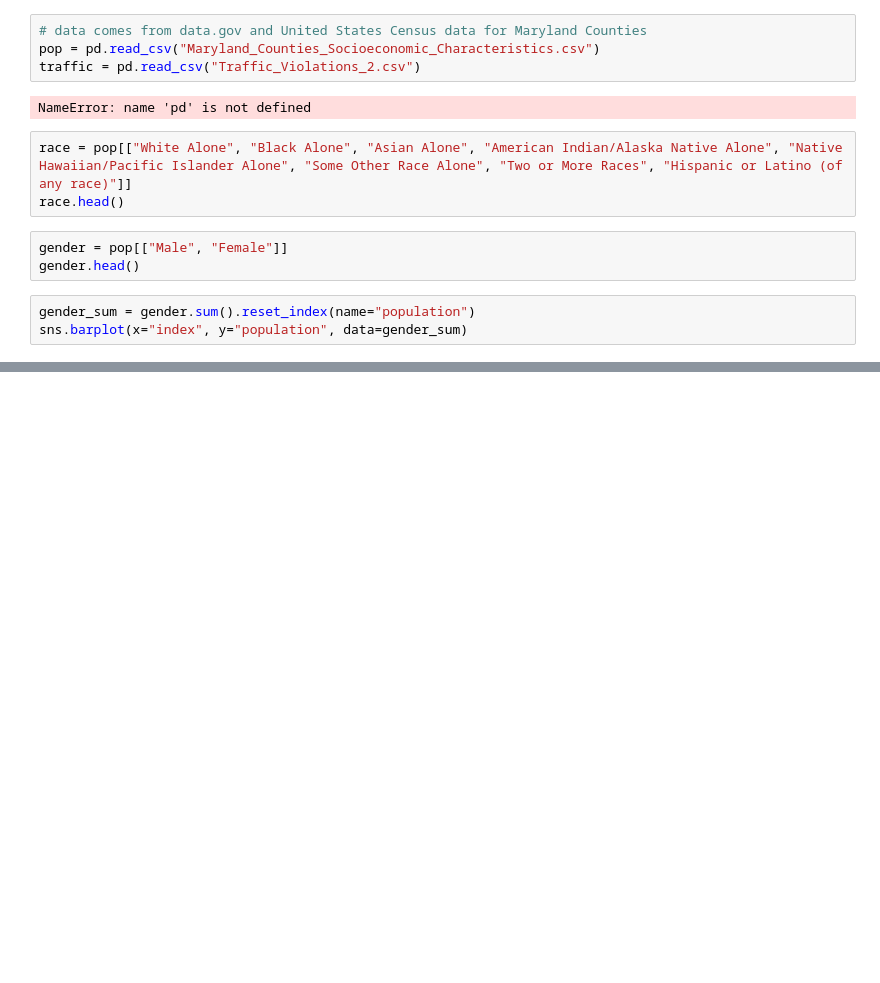
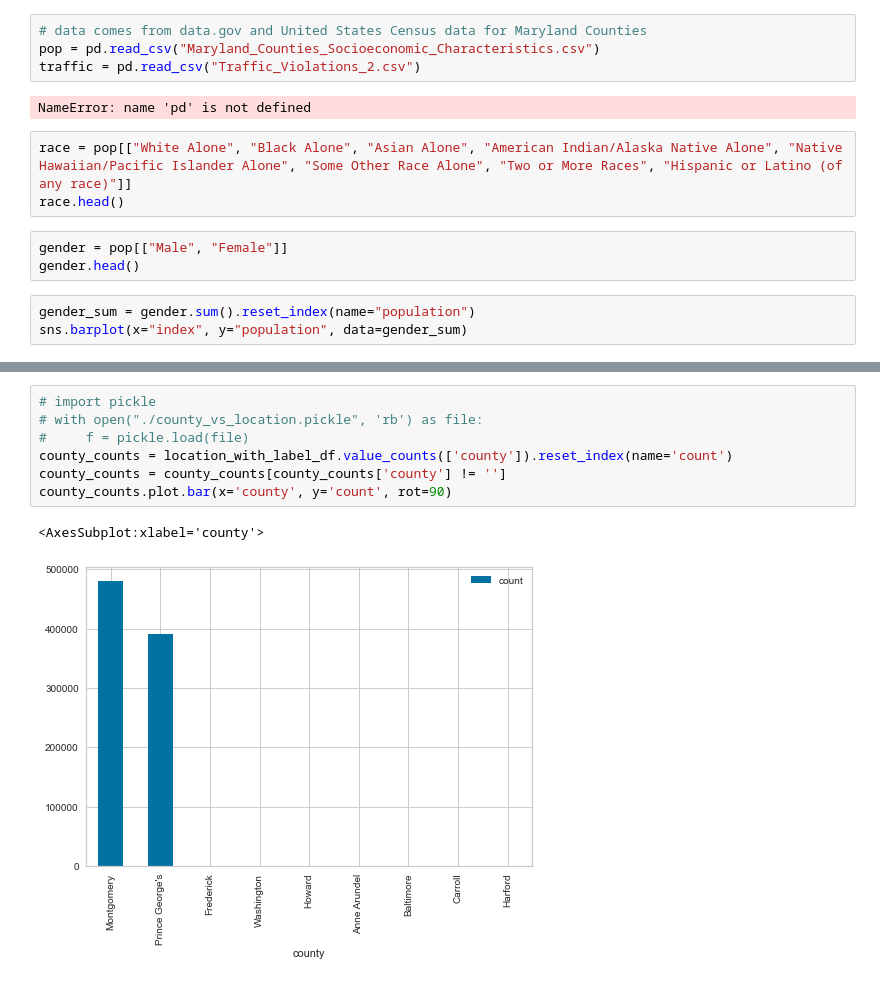
Before and after one commit to matlockhart/cs5830_final, a Jupyter notebook: final.ipynb, the cells around one changed output, grey strips where cells are left out. Drawn from its saved outputs; the diff is of its cells as text; blank space fills up the shorter version.

Commit message:
county by name shown against traffic violation

```diff
--- a/final.ipynb
+++ b/final.ipynb
@@ -367,0 +382,10 @@ for index, row in location_with_label_df.iterrows():
+# %%
+# import pickle
+# with open("./county_vs_location.pickle", 'rb') as file:
+#     f = pickle.load(file)
+county_counts = location_with_label_df.value_counts(['county']).reset_index(name='count')
+county_counts = county_counts[county_counts['county'] != '']
+county_counts.plot.bar(x='county', y='count', rot=90)
+# %% [output]
+<AxesSubplot:xlabel='county'>
+[figure, added]
```
Also changed, not shown: parts of 19 cells of this notebook, 1 other file.
